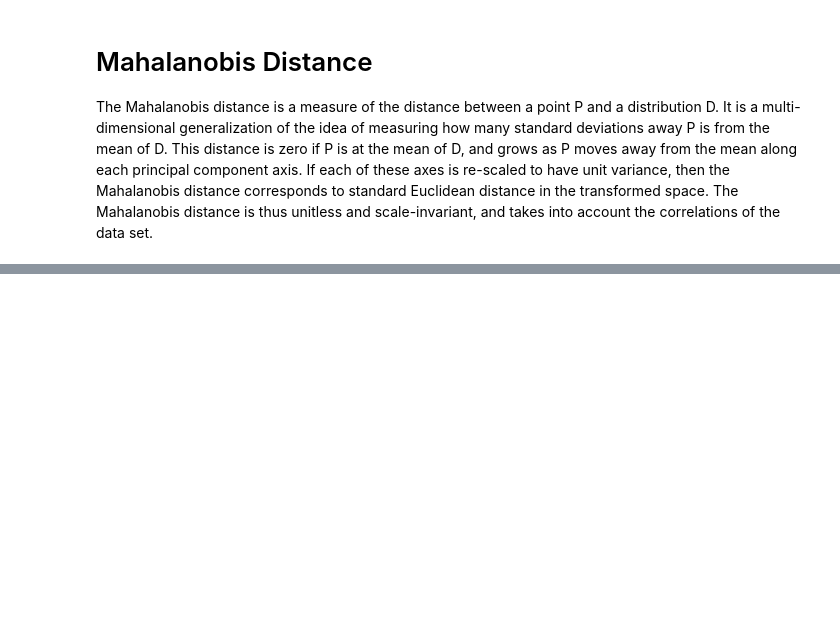
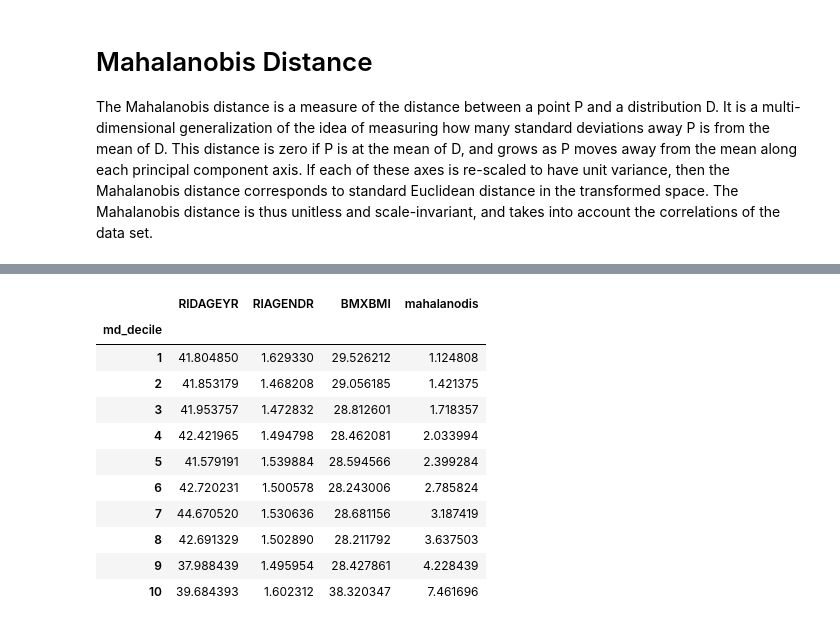
Before and after one commit to liquidcarbon/nhanes, a Jupyter notebook: Mahalanobis Distance (WIP).ipynb, the cells around one changed output, grey strips where cells are left out. Drawn from its saved outputs; the diff is of its cells as text; code cells hidden in the pictures; blank space fills up the shorter version.

```diff
--- a/Mahalanobis Distance (WIP).ipynb
+++ b/Mahalanobis Distance (WIP).ipynb
@@ -55,0 +81,16 @@ df.shape
+# %%
+gab['md_decile'] = pd.qcut(gab.mahalanodis, q=[x/10 for x in range(0, 11)], labels=range(1, 11))
+gab.groupby(['md_decile']).mean()
+# %% [output]
+|  | RIDAGEYR | RIAGENDR | BMXBMI | mahalanodis |
+| md_decile |  |  |  |  |
+| 1 | 41.804850 | 1.629330 | 29.526212 | 1.124808 |
+| 2 | 41.853179 | 1.468208 | 29.056185 | 1.421375 |
+| 3 | 41.953757 | 1.472832 | 28.812601 | 1.718357 |
+| 4 | 42.421965 | 1.494798 | 28.462081 | 2.033994 |
+| 5 | 41.579191 | 1.539884 | 28.594566 | 2.399284 |
+| 6 | 42.720231 | 1.500578 | 28.243006 | 2.785824 |
+| 7 | 44.670520 | 1.530636 | 28.681156 | 3.187419 |
+| 8 | 42.691329 | 1.502890 | 28.211792 | 3.637503 |
+| 9 | 37.988439 | 1.495954 | 28.427861 | 4.228439 |
+| 10 | 39.684393 | 1.602312 | 38.320347 | 7.461696 |
```
Also changed, not shown: parts of 8 cells of this notebook.
